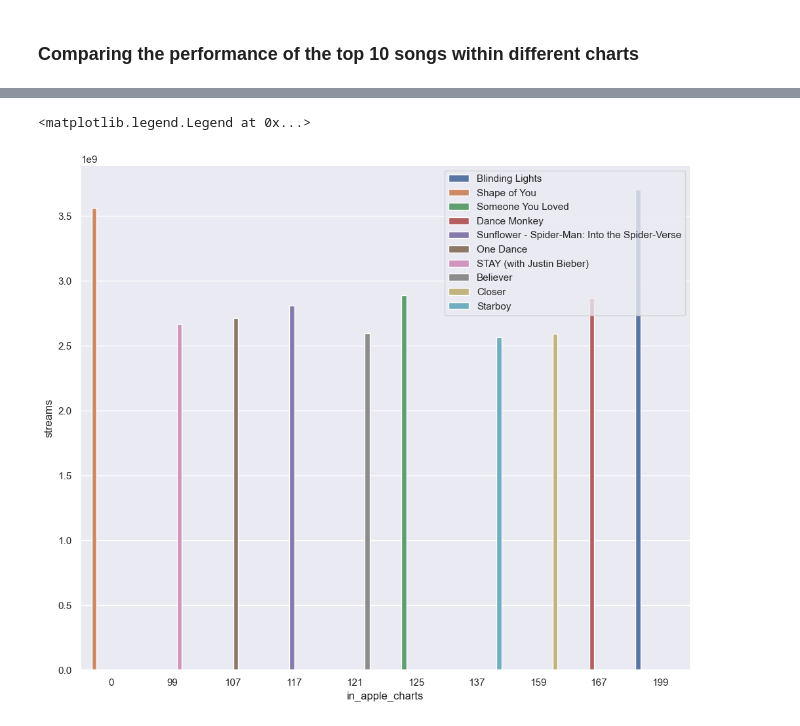
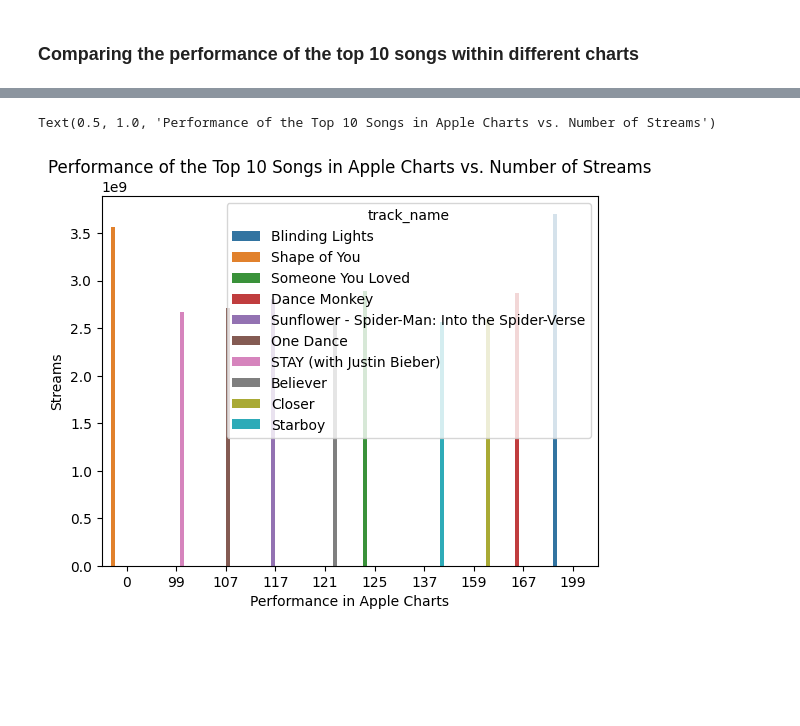
Before and after one commit to Graviton12/TP1_SZM_JBG, a Jupyter notebook: TP1_SZM_JBG.ipynb, the cells around one changed output, grey strips where cells are left out. Drawn from its saved outputs; the diff is of its cells as text; code cells hidden in the pictures; blank space fills up the shorter version.

```diff
--- a/TP1_SZM_JBG.ipynb
+++ b/TP1_SZM_JBG.ipynb
@@ -366,4 +366,4 @@ top_performance
 | 48 | The Weeknd, Daft Punk | Starboy | 2.565530e+09 | 79 | 137 | 1 | ... |
 # %%
 # setting the figure size
-sns.set(rc={'figure.figsize':(12,10)})
+# sns.set(rc={'figure.figsize':(12,10)})
@@ -376,7 +379,10 @@ plt.legend(loc='upper right')
 # %%
+# bar graph of Performance of the Top 10 Songs in Apple Charts vs. Number of Streams
 sns.barplot(x='in_apple_charts', y='streams', data=top_performance, ci=False, hue='track_name')
-plt.legend(loc='upper right')
+plt.xlabel('Performance in Apple Charts')
+plt.ylabel('Streams')
+plt.title('Performance of the Top 10 Songs in Apple Charts vs. Number of Streams')
 # %% [output]
-<matplotlib.legend.Legend at 0x...>
+Text(0.5, 1.0, 'Performance of the Top 10 Songs in Apple Charts vs. Number of Streams')
-[figure, old version]
+[figure, new version]
 # %%
```
Also changed, not shown: parts of 13 cells of this notebook.
